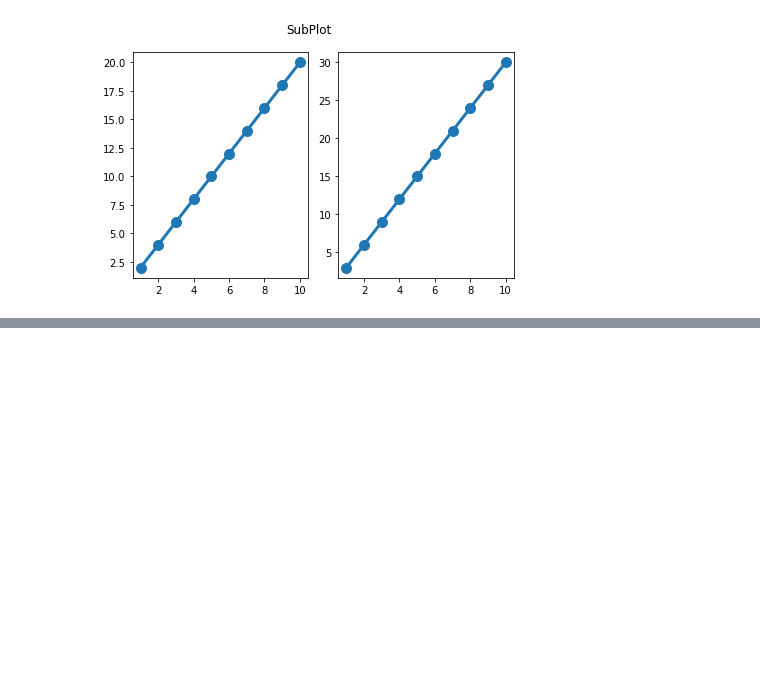
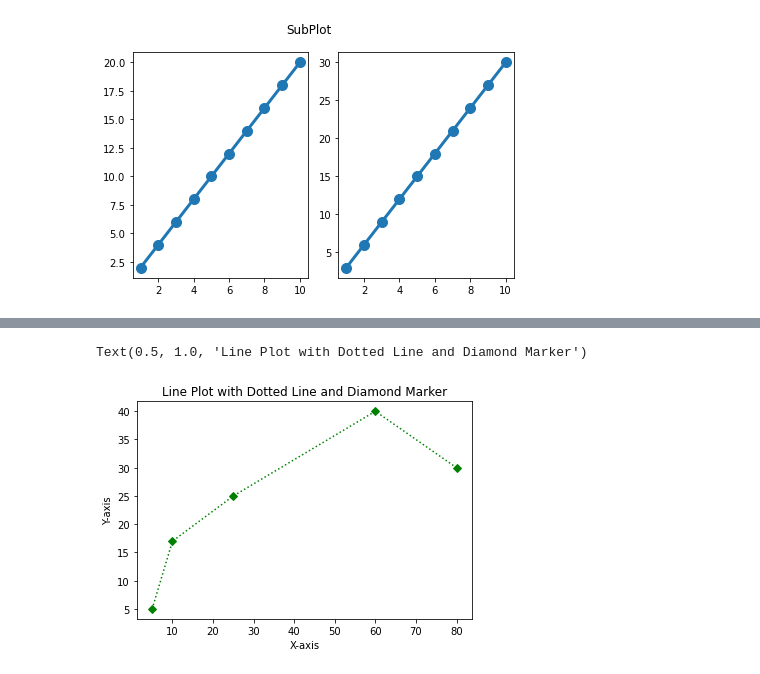
Before and after one commit to guptacoders/T4_Python_N, a Jupyter notebook: MatPlotLib.ipynb, the cells around one changed output, grey strips where cells are left out. Saved outputs shown, nothing was run; the diff lists cells and outputs as text; code cells hidden in the pictures; blank space fills up the shorter version.

```diff
--- a/MatPlotLib.ipynb
+++ b/MatPlotLib.ipynb
@@ -86,0 +153,10 @@ plt.show()
+# %%
+x_values = [5, 10, 25, 60, 80]
+y_values = [5, 17, 25, 40, 30]
+plt.plot(x_values, y_values, color='green', linestyle='dotted', marker='D')
+plt.xlabel('X-axis')
+plt.ylabel('Y-axis')
+plt.title('Line Plot with Dotted Line and Diamond Marker')
+# %% [output]
+Text(0.5, 1.0, 'Line Plot with Dotted Line and Diamond Marker')
+[figure, added]
```
Also changed, not shown: parts of 7 cells of this notebook.
